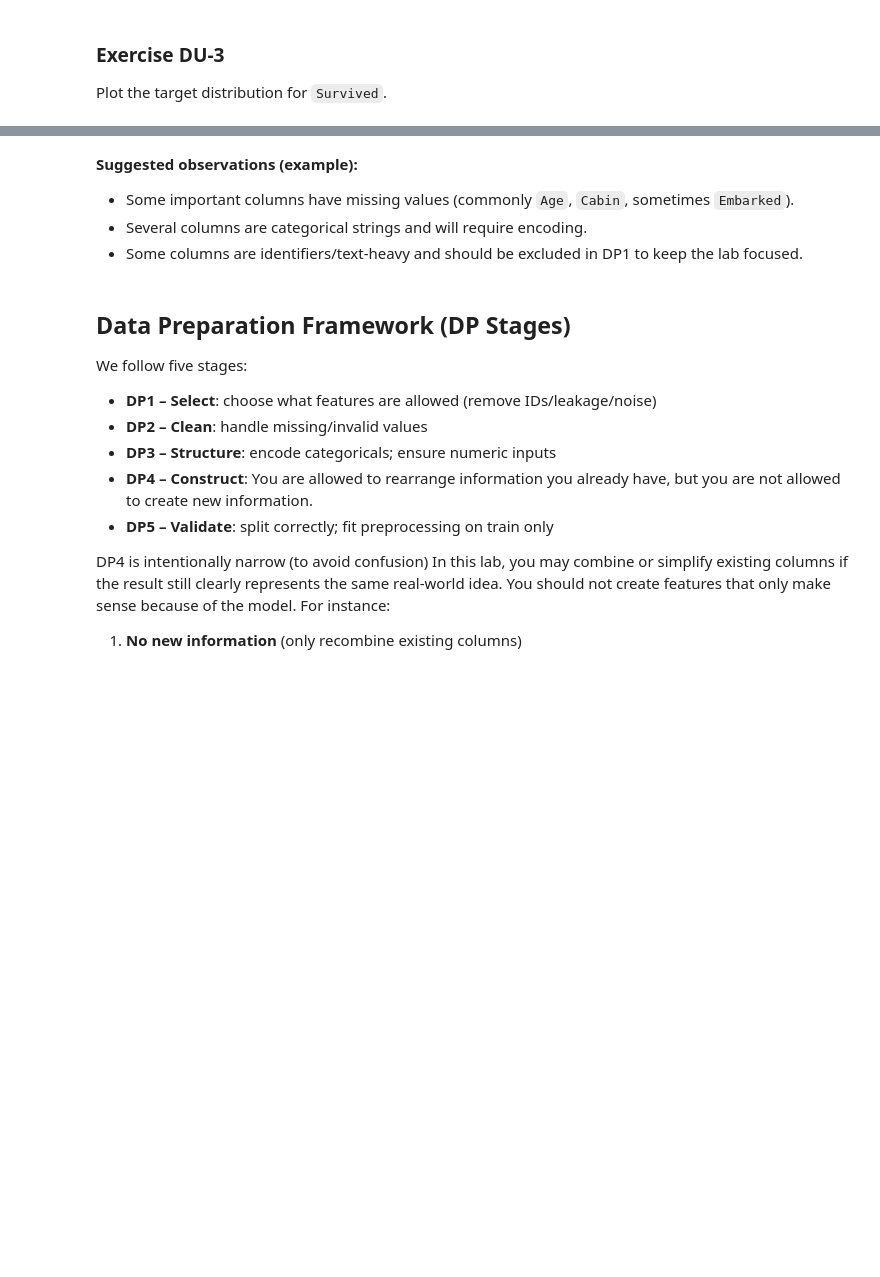
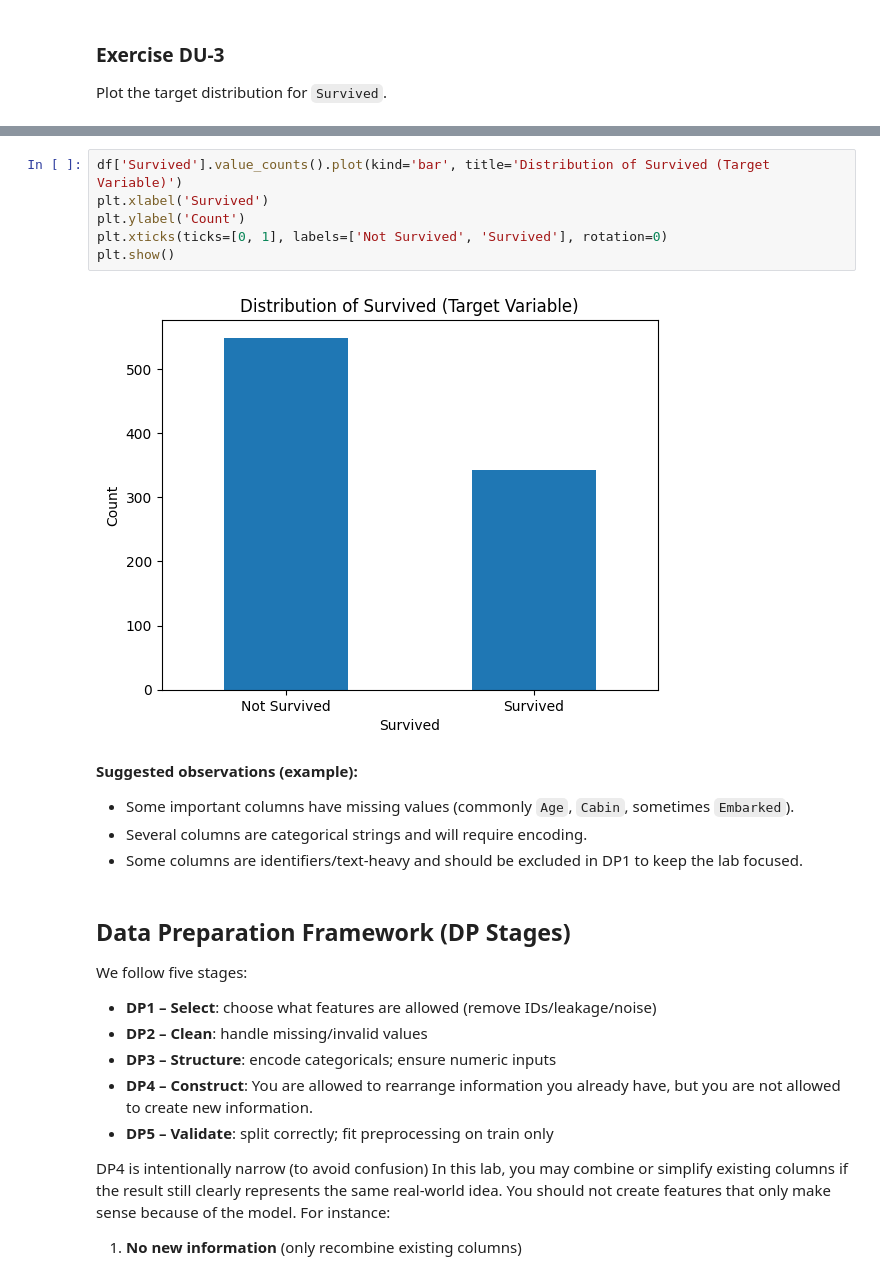
Before and after one commit to JF473/machinelearninglab3, a Jupyter notebook: INF2008_Lab03_Student_Version.ipynb, the cells around one changed output, grey strips where cells are left out. Cells and saved outputs as stored; diff of their text form; blank space fills up the shorter version.

```diff
--- a/INF2008_Lab03_Student_Version.ipynb
+++ b/INF2008_Lab03_Student_Version.ipynb
@@ -198,3 +250,11 @@ dtype: int64
+# %%
+df['Survived'].value_counts().plot(kind='bar', title='Distribution of Survived (Target Variable)')
+plt.xlabel('Survived')
+plt.ylabel('Count')
+plt.xticks(ticks=[0, 1], labels=['Not Survived', 'Survived'], rotation=0)
+plt.show()
+# %% [output]
+[figure, added]
 # %% [markdown]
 
 **Suggested observations (example):**
```
Also changed, not shown: parts of 23 cells of this notebook.
